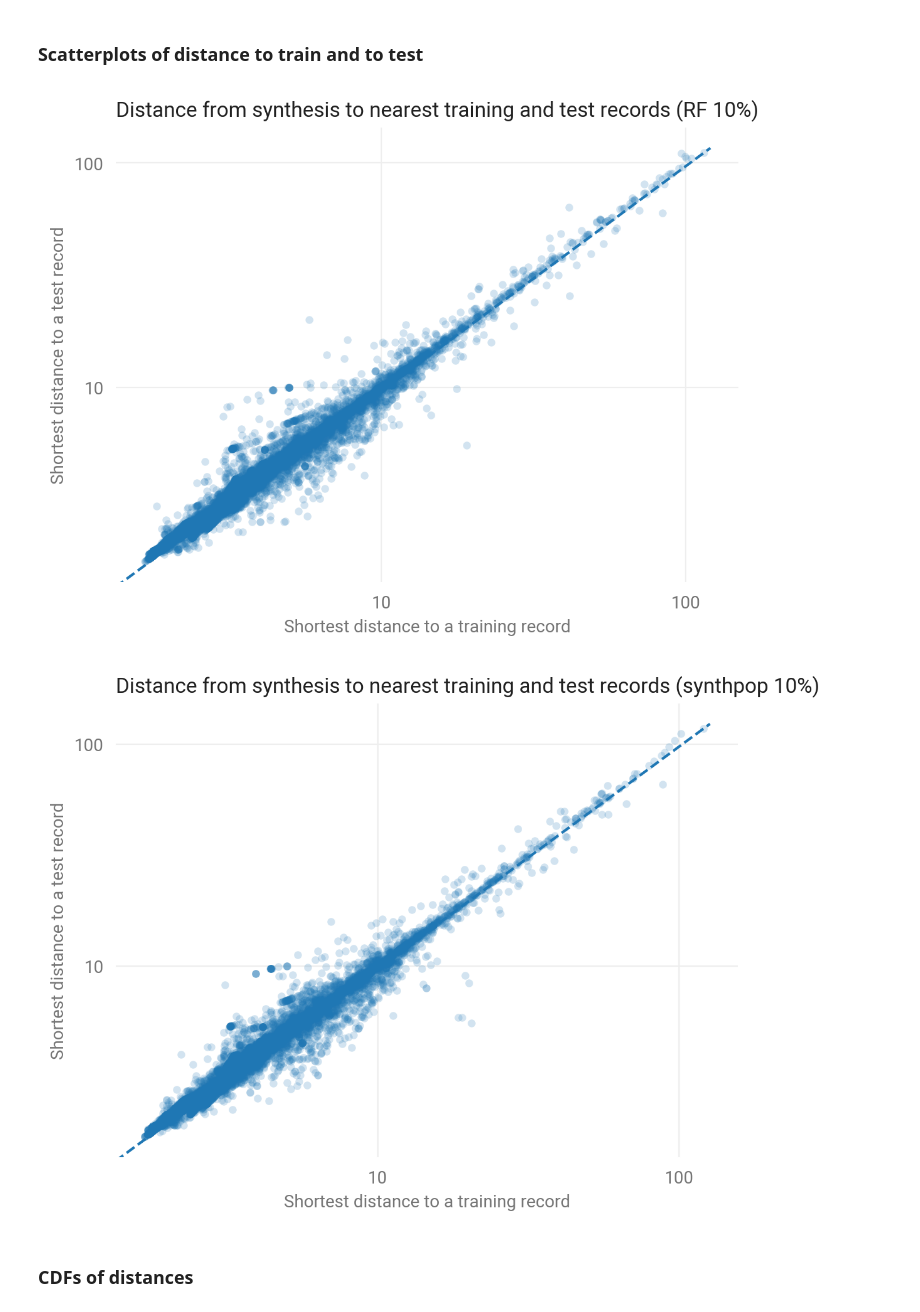
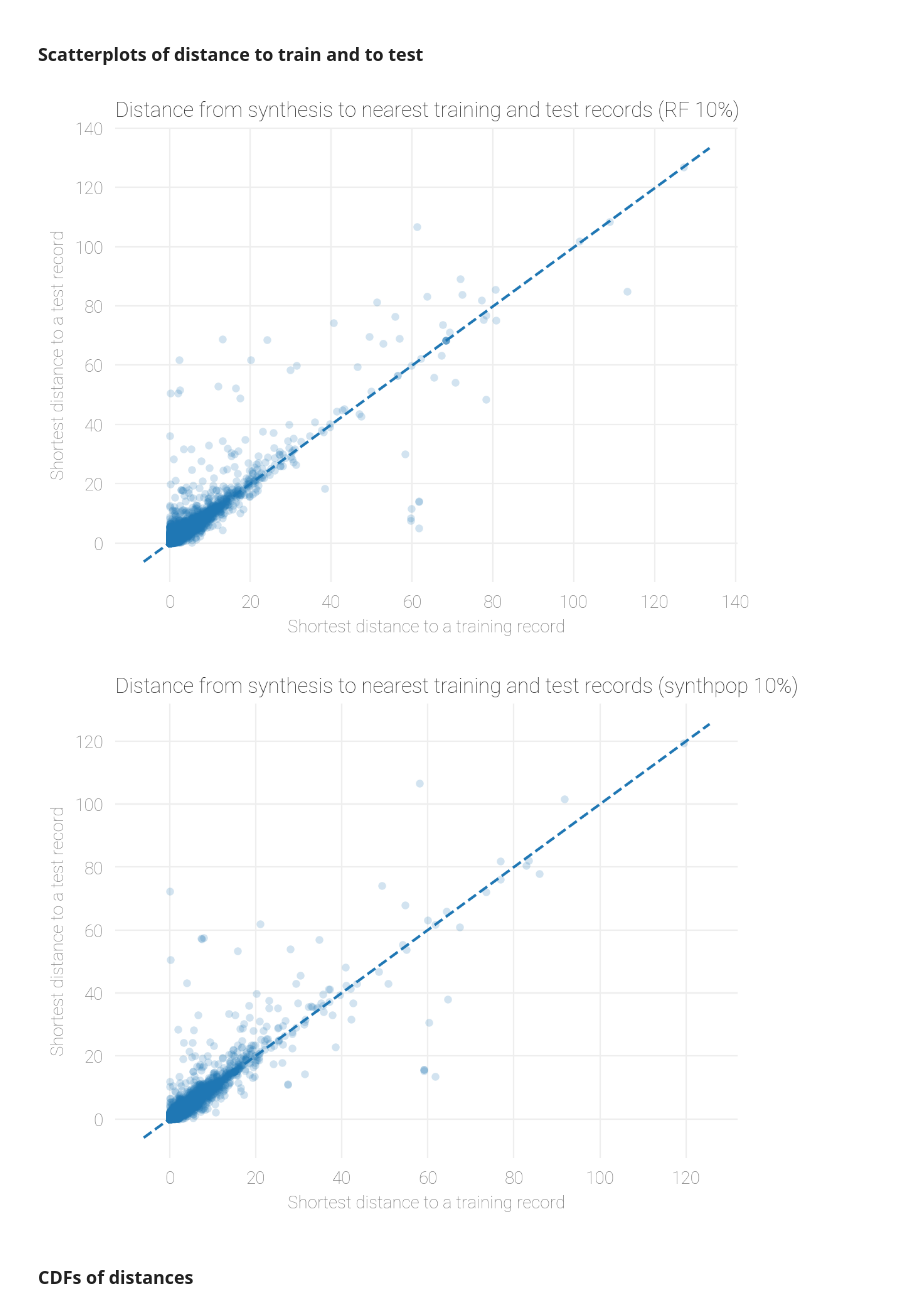
Before and after one commit to donboyd5/synpuf, a Jupyter notebook: analysis/disclosure/disclosure_risk.ipynb, the cells around one changed output. Drawn from its saved outputs; the diff is of its cells as text; code cells hidden in the pictures.

Commit message:
Update charts after fixing.

```diff
--- a/analysis/disclosure/disclosure_risk.ipynb
+++ b/analysis/disclosure/disclosure_risk.ipynb
@@ -203,26 +203,26 @@ nearest2.sort_values('train_dist').head()
 # %%
 ax = nearest.plot.scatter('train_dist', 'test_dist', alpha=0.2, linewidths=0.0)
 # 45-degree line.
 ax.plot(ax.get_xlim(), ax.get_ylim(), ls='--')
-plt.xscale('log')
-plt.yscale('log')
+# plt.xscale('log')
+# plt.yscale('log')
 sns.despine(left=True, bottom=True)
 ax.grid(color='#eeeeee')
 for axis in [ax.xaxis, ax.yaxis]:
     axis.set_major_formatter(ScalarFormatter())
 ax.set(xlabel='Shortest distance to a training record',
        ylabel='Shortest distance to a test record')
 plt.title('Distance from synthesis to nearest training and test records (RF 10%)',
           loc='left')
 plt.show()
 # %% [output]
-[figure, old version]
+[figure, new version]
 # %%
 ax = nearest2.plot.scatter('train_dist', 'test_dist', alpha=0.2, linewidths=0.0)
 # 45-degree line.
 ax.plot(ax.get_xlim(), ax.get_ylim(), ls='--')
-plt.xscale('log')
-plt.yscale('log')
+# plt.xscale('log')
+# plt.yscale('log')
 sns.despine(left=True, bottom=True)
 ax.grid(color='#eeeeee')
 for axis in [ax.xaxis, ax.yaxis]:
@@ -233,7 +233,7 @@ plt.title('Distance from synthesis to nearest training and test records (synthpo
           loc='left')
 plt.show()
 # %% [output]
-[figure, old version]
+[figure, new version]
 # %% [markdown]
 ### CDFs of distances
 # %%
```
Also changed, not shown: parts of 13 cells of this notebook.
